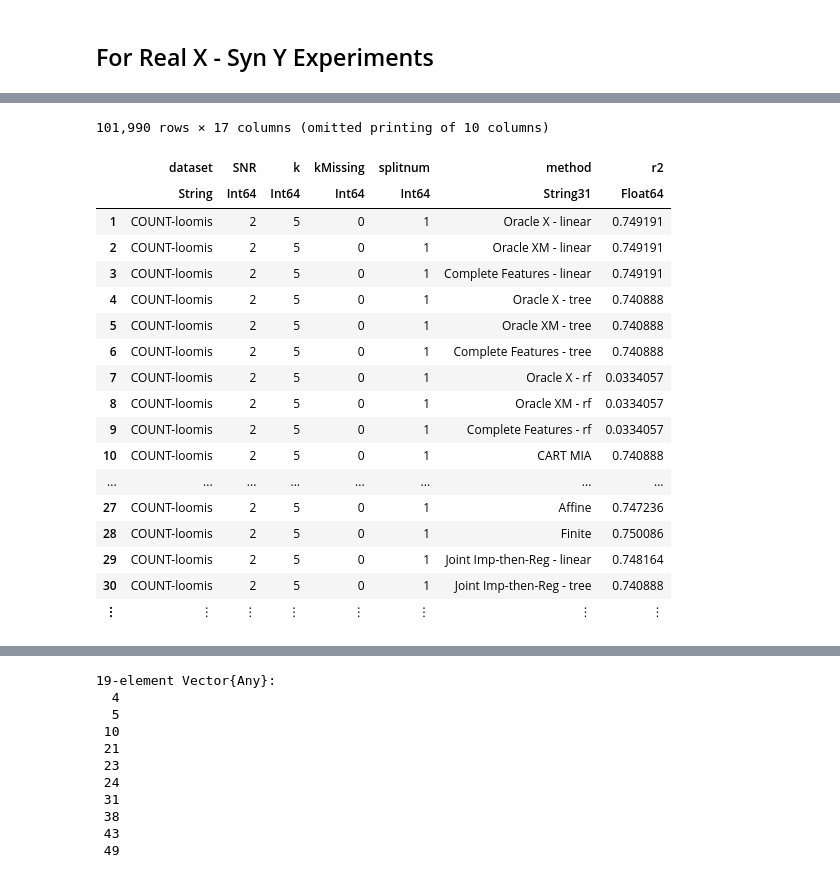
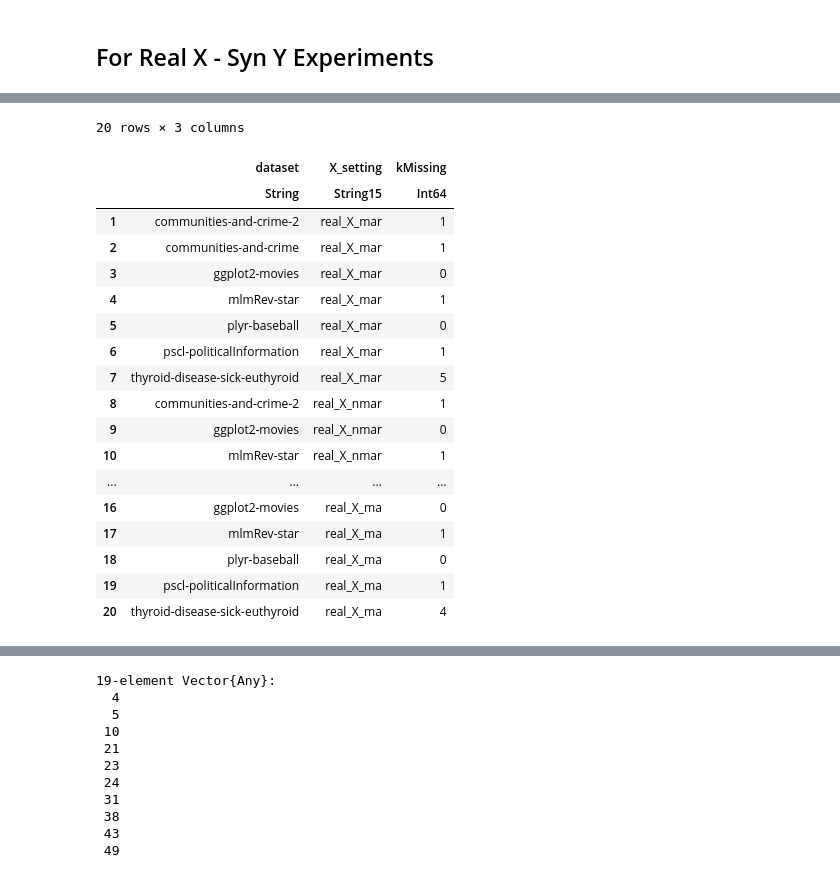
Before and after one commit to adelarue/PMD, a Jupyter notebook: results/Compile results together.ipynb, the cells around one changed output, grey strips where cells are left out. Cells and saved outputs as stored; diff of their text form; code cells hidden in the pictures.

Commit message:
redo synthetic tree censored

```diff
--- a/results/Compile results together.ipynb
+++ b/results/Compile results together.ipynb
@@ -86,0 +114,6 @@ names(res)
+# %%
+res = vcat(CSV.read(setting*"tree_mar/"*"FINAL_results.csv", DataFrame),
+    CSV.read(setting*"tree_nmar/"*"FINAL_results.csv", DataFrame),
+    CSV.read(setting*"tree_mar_adv/"*"FINAL_results.csv", DataFrame))
+
+filter!(t -> t[:dataset] ∉ pb_datasets, res)
@@ -87,27 +140,29 @@ names(res)
 # %%
 gd = groupby(unique(res[:,[:dataset, :X_setting, :kMissing, :splitnum]]),
     [:dataset, :X_setting, :kMissing])
-res = innerjoin(res, filter(t -> t[:nrow] == 10, combine(gd, nrow)), on = [:dataset, :X_setting, :kMissing])
+unique(
+    innerjoin(res,
+        filter(t -> t[:nrow] < 10, combine(gd, nrow)), on = [:dataset, :X_setting, :kMissing])[:,[:dataset, :X_setting, :kMissing]])
 # %% [output]
-101,990 rows × 17 columns (omitted printing of 10 columns)
+20 rows × 3 columns
-|  | dataset | SNR | k | kMissing | splitnum | method | r2 |
-|  | String | Int64 | Int64 | Int64 | Int64 | String31 | Float64 |
-| 1 | COUNT-loomis | 2 | 5 | 0 | 1 | Oracle X - linear | 0.749191 |
-| 2 | COUNT-loomis | 2 | 5 | 0 | 1 | Oracle XM - linear | 0.749191 |
-| 3 | COUNT-loomis | 2 | 5 | 0 | 1 | Complete Features - linear | 0.749191 |
-| 4 | COUNT-loomis | 2 | 5 | 0 | 1 | Oracle X - tree | 0.740888 |
-| 5 | COUNT-loomis | 2 | 5 | 0 | 1 | Oracle XM - tree | 0.740888 |
-| 6 | COUNT-loomis | 2 | 5 | 0 | 1 | Complete Features - tree | 0.740888 |
-| 7 | COUNT-loomis | 2 | 5 | 0 | 1 | Oracle X - rf | 0.0334057 |
-| 8 | COUNT-loomis | 2 | 5 | 0 | 1 | Oracle XM - rf | 0.0334057 |
-| 9 | COUNT-loomis | 2 | 5 | 0 | 1 | Complete Features - rf | 0.0334057 |
-| 10 | COUNT-loomis | 2 | 5 | 0 | 1 | CART MIA | 0.740888 |
-| ... | ... | ... | ... | ... | ... | ... | ... |
-| 27 | COUNT-loomis | 2 | 5 | 0 | 1 | Affine | 0.747236 |
-| 28 | COUNT-loomis | 2 | 5 | 0 | 1 | Finite | 0.750086 |
-| 29 | COUNT-loomis | 2 | 5 | 0 | 1 | Joint Imp-then-Reg - linear | 0.748164 |
-| 30 | COUNT-loomis | 2 | 5 | 0 | 1 | Joint Imp-then-Reg - tree | 0.740888 |
-| ⋮ | ⋮ | ⋮ | ⋮ | ⋮ | ⋮ | ⋮ | ⋮ |
+|  | dataset | X_setting | kMissing |
+|  | String | String15 | Int64 |
+| 1 | communities-and-crime-2 | real_X_mar | 1 |
+| 2 | communities-and-crime | real_X_mar | 1 |
+| 3 | ggplot2-movies | real_X_mar | 0 |
+| 4 | mlmRev-star | real_X_mar | 1 |
+| 5 | plyr-baseball | real_X_mar | 0 |
+| 6 | pscl-politicalInformation | real_X_mar | 1 |
+| 7 | thyroid-disease-sick-euthyroid | real_X_mar | 5 |
+| 8 | communities-and-crime-2 | real_X_nmar | 1 |
+| 9 | ggplot2-movies | real_X_nmar | 0 |
+| 10 | mlmRev-star | real_X_nmar | 1 |
+| ... | ... | ... | ... |
+| 16 | ggplot2-movies | real_X_ma | 0 |
+| 17 | mlmRev-star | real_X_ma | 1 |
+| 18 | plyr-baseball | real_X_ma | 0 |
+| 19 | pscl-politicalInformation | real_X_ma | 1 |
+| 20 | thyroid-disease-sick-euthyroid | real_X_ma | 4 |
 # %%
 check = leftjoin(combine(groupby(unique(res[:,[:dataset,:X_setting, :kMissing]]), [:dataset,:X_setting]), nrow),
     df,
```
Also changed, not shown: parts of 26 cells of this notebook, 2 other files.
